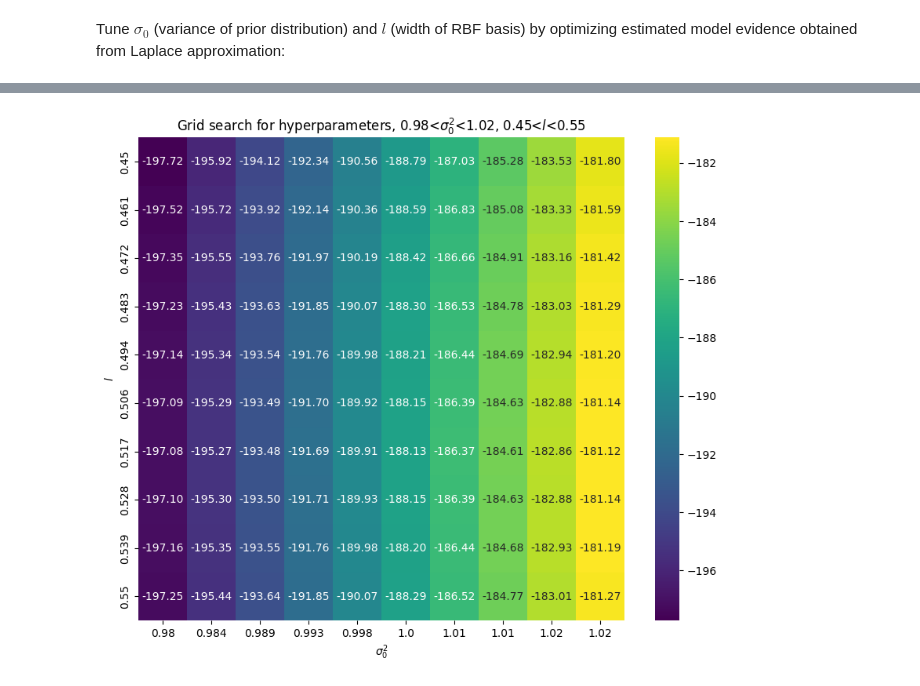
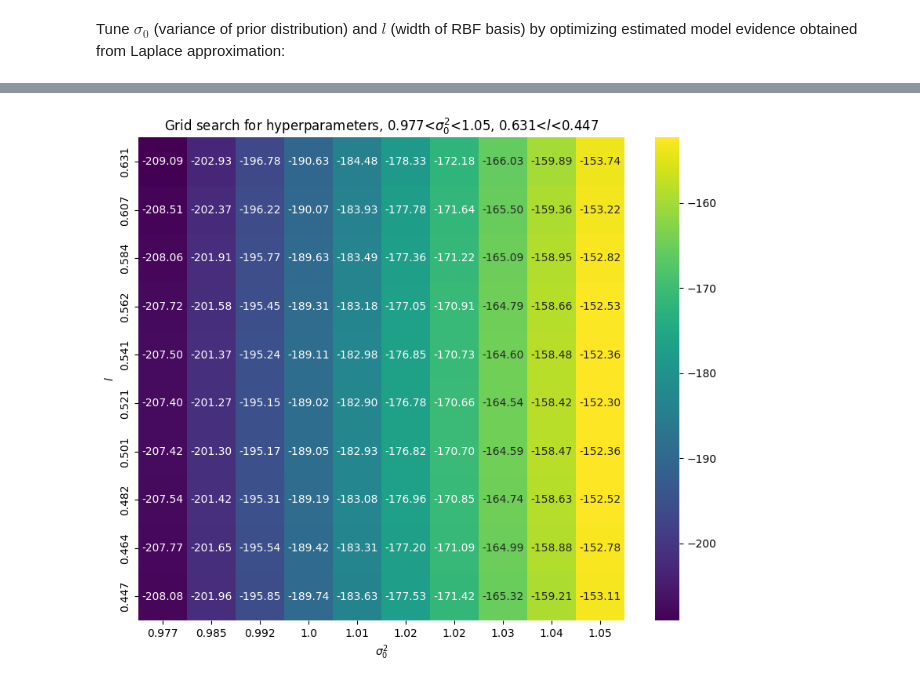
Before and after one commit to ShanziRan/IIA_CW, a Jupyter notebook: 3F8 Lab/code_ftr.ipynb, the cells around one changed output, grey strips where cells are left out. Saved outputs shown, nothing was run; the diff lists cells and outputs as text; code cells hidden in the pictures.

```diff
--- a/3F8 Lab/code_ftr.ipynb
+++ b/3F8 Lab/code_ftr.ipynb
@@ -173,11 +173,14 @@ def laplace_approx(X_tilde, y, S, m0):
     w0 = np.zeros(X_tilde_train.shape[1])
     w_map, fmin, _ = fmin_l_bfgs_b(neg_log_posterior, w0, fprime=grad_neg_log_posterior, args=(X_tilde, y, S, m0))
 
-    H = neg_hessian(w_map, X_tilde, y, S, m0)
+    H = np.linalg.inv(S) + hessian_ll(w_map, X_tilde, y)
     S_N = np.linalg.inv(H) # Covariance matrix of Laplace approximation
 
     # Compute model evidence using approximation
+    H += 1e-6 * np.eye(H.shape[0]) # For numerical stability
     sign, log_det_H = np.linalg.slogdet(H)
+    if sign <= 0:
+        return w_map, S_N, -np.inf  # Reject when Hessian is not positive semi-definite
     log_posterior = -neg_log_posterior(w_map, X_tilde, y, S, m0)
     log_evidence = log_posterior - 0.5 * log_det_H
 
@@ -348,32 +356,29 @@ confusion_matrix(y, ll_map_thres, normalize="true"), confusion_matrix(y, ll_baye
 # %% [markdown]
 Tune $\sigma_0$ (variance of prior distribution) and $l$ (width of RBF basis) by optimizing estimated model evidence obtained from Laplace approximation:
 # %%
-def hp_tune(X_train, y_train, m_0, sigma_min, sigma_max, l_min, l_max, n):
-    sigmas = np.linspace(sigma_min, sigma_max, n)
-    ls = np.linspace(l_min, l_max, n)
-
+def hp_tune(X_train, y_train, m_0, sigmas, ls):
     l_opt = 0
     sigma_opt = 0
     log_evidence_opt = -np.inf
 
-    log_evidence_list = np.zeros((n, n))
+    log_evidence_list = np.zeros((len(sigmas), len(ls)))
 
     for i, l in enumerate(ls):
         X_tilde_train = get_x_tilde(evaluate_basis_functions(l, X_train, X_train))
         for j, sigma in enumerate(sigmas):
-            S = sigma * np.eye(X_tilde_train.shape[1])
+            S = (sigma ** 2) * np.identity(X_tilde.shape[1])
             print(f"l: {l}, sigma: {sigma}")
-            _, _, log_evidence = laplace_approx(X_tilde_train, y_train, S, m_0)
+            log_evidence = laplace_approx(X_tilde_train, y_train, S, m_0)[2]
             log_evidence_list[i][j] = log_evidence
 
             if log_evidence > log_evidence_opt:
-                l_opt = i
-                sigma_opt = j
+                l_opt = l
+                sigma_opt = sigma
                 log_evidence_opt = log_evidence
 
             print(f"Evidence: {log_evidence_list[i][j]}")
 
-    return ls[l_opt], sigmas[sigma_opt], log_evidence_opt, log_evidence_list, ls, sigmas
+    return l, sigma, log_evidence_opt, log_evidence_list, ls, sigmas
 # %%
 import seaborn as sns
 def plot_grid_search(ls, sigmas, evidence_list, title):
@@ -417,0 +396,10 @@ Evidence: -181.270226791727
+# %%
+n = 10
+sigmas = np.logspace(-0.01, 0.02, n)
+ls = np.logspace(-0.35, -0.2, n)[::-1]
+l_opt, sigma_opt, evidence_opt, evidence_list, ls, sigmas = hp_tune(X_train,
+                                                                    y_train,
+                                                                    m_0,
+                                                                    sigmas,
+                                                                    ls
+                                                                    )
@@ -422,4 +428,8 @@ l_opt, sigma_opt, evidence_opt, evidence_list.shape
 # %%
-plot_grid_search(ls, sigmas, evidence_list, title=f'Grid search for hyperparameters, ${sigmas[0]}\less\sigma_0^2\less{sigmas[-1]}$, ${ls[0]}\less l\less{ls[-1]}$')
+sigma_min = f"{sigmas[0]:.3g}"
+sigma_max = f"{sigmas[-1]:.3g}"
+l_min = f"{ls[0]:.3g}"
+l_max = f"{ls[-1]:.3g}"
+plot_grid_search(ls, sigmas, evidence_list, title=f'Grid search for hyperparameters, ${sigma_min}\less\sigma_0^2\less{sigma_max}$, ${l_min}\less l\less{l_max}$')
 # %% [output]
-[figure, old version]
+[figure, new version]
```
Also changed, not shown: parts of 9 cells of this notebook, 9 other files.
